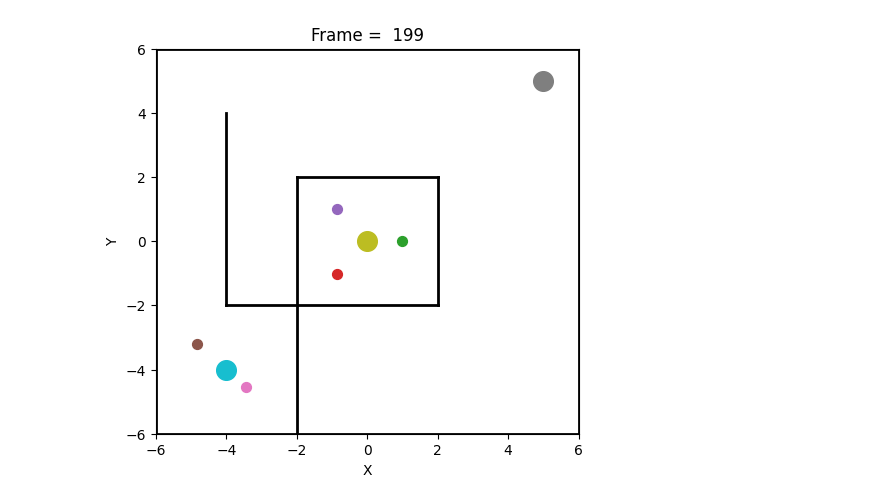
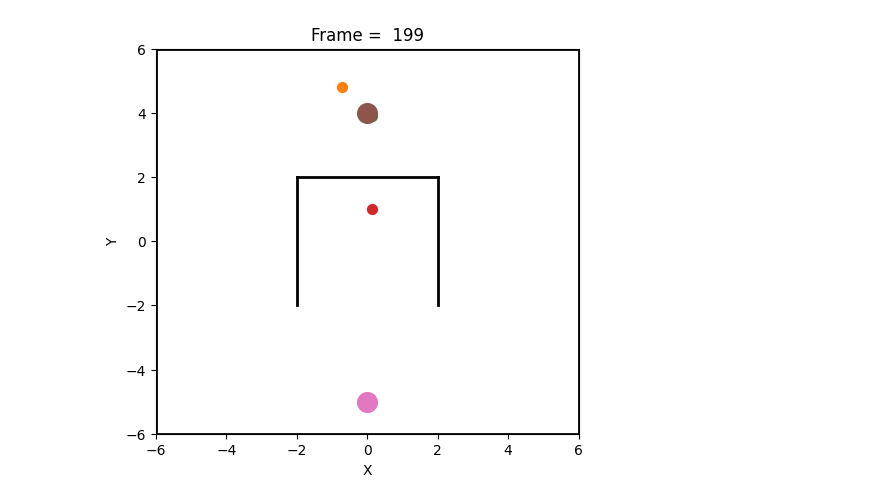
Before and after one commit to skyfall1818/cse5280-multiple-particles-pduong2018, a Jupyter notebook: multiple_particles.ipynb, the cells around one changed output. Saved outputs shown, nothing was run; the diff lists cells and outputs as text; code cells hidden in the pictures.

Commit message:
added images and documentation

```diff
--- a/multiple_particles.ipynb
+++ b/multiple_particles.ipynb
@@ -141,8 +141,12 @@ def load_floor_plan(name="baseline"):
             ([ 2, -2], [ 2,  2]),
             ([-2,  2], [ 2,  2]),
         ]
-        particles = [particle(0.0, -5.0)]
-        goal  = [[ 0.0,  5.0]]
+        particles = [particle(-4.0,  5.0, 0),
+                     particle( 4.0,  3.0, 0),
+                     particle( 0.0, -4.0, 0),
+                     particle( 0.0,  0.0, 1)]
+        goal  = [[ 0.0,  4.0],
+                 [ 0.0, -5.0]]
 
     else:
         raise ValueError(f"Unknown floor plan: {name}")
@@ -281,11 +285,17 @@ def particle_penatlty_quadratic(X, Y, R):
   else:
       return 0.0
 
+def particle_penatlty_exp(X, Y, R):
+  d = point_to_point(X, Y)
+  A = 3
+  B = R
+  return A * math.exp(-d/B)
 
 def select_particle_penalty(name):
   if name == "Quad":
       return particle_penatlty_quadratic
-
+  if name == "Exp":
+      return particle_penatlty_exp
   raise ValueError(f"Unknown wall penalty: {name}")
 
 particle_pentalty_func = "Quad"
@@ -454,7 +464,7 @@ def create_animation(floor_plan):
   HTML(anim.to_html5_video())
 # %%
 Wall_R = 1 #@param
-Particle_R = 3 #@param
+Particle_R = 1 #@param
 gradient_step = 0.2 #@param
 wall_cost_factor = 2 #@param
 
@@ -470,15 +480,15 @@ point_to_segment_distance = select_point_to_segment_distance(pts_distance)
 wall_penalty_function = "LN" #@param ["Quad", "LN", "Linear", "Quartic"]
 wall_penalty= select_wall_penalty(wall_penalty_function)
 
-particle_pentalty_func = "Quad" #@param ["Quad"]
+particle_pentalty_func = "Exp" #@param ["Quad", "Exp"]
 particle_penatlty = select_particle_penalty(particle_pentalty_func)
 anisotropic = True #@param {type:"boolean"}
-particle_direction_bias = 2 #@param {type:"number"}
+particle_direction_bias = 1 #@param {type:"number"}
 
 gradient_function = "avg" #@param["simple", "avg"]
 gradient_cost = select_gradient_function(gradient_function)
 
-floor_plan = "deadend" #@param ["baseline", "zigzag", "deadend", "symmetric"]
+floor_plan = "symmetric" #@param ["baseline", "zigzag", "deadend", "symmetric"]
 # %%
 HTML(create_animation(floor_plan).to_html5_video())
 # %% [output]
@@ -487,6 +497,7 @@ HTML(create_animation(floor_plan).to_html5_video())
 # %%
+Particle_R *= 1.5
 anisotropic = False
 HTML(create_animation(floor_plan).to_html5_video())
 # %% [output]
 [interactive output not drawn]
-[figure, old version]
+[figure, new version]
```
Also changed, not shown: parts of 1 cell of this notebook, 13 other files.
